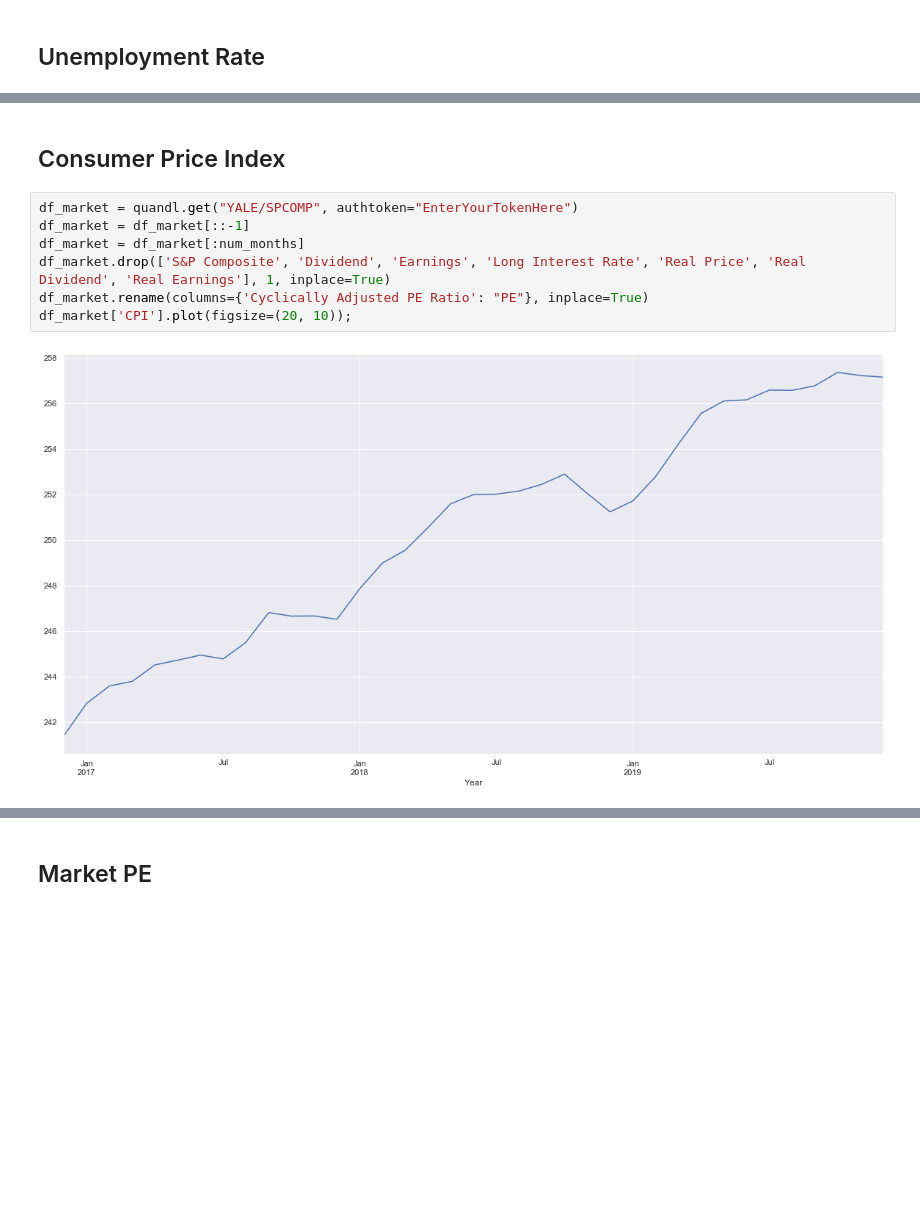
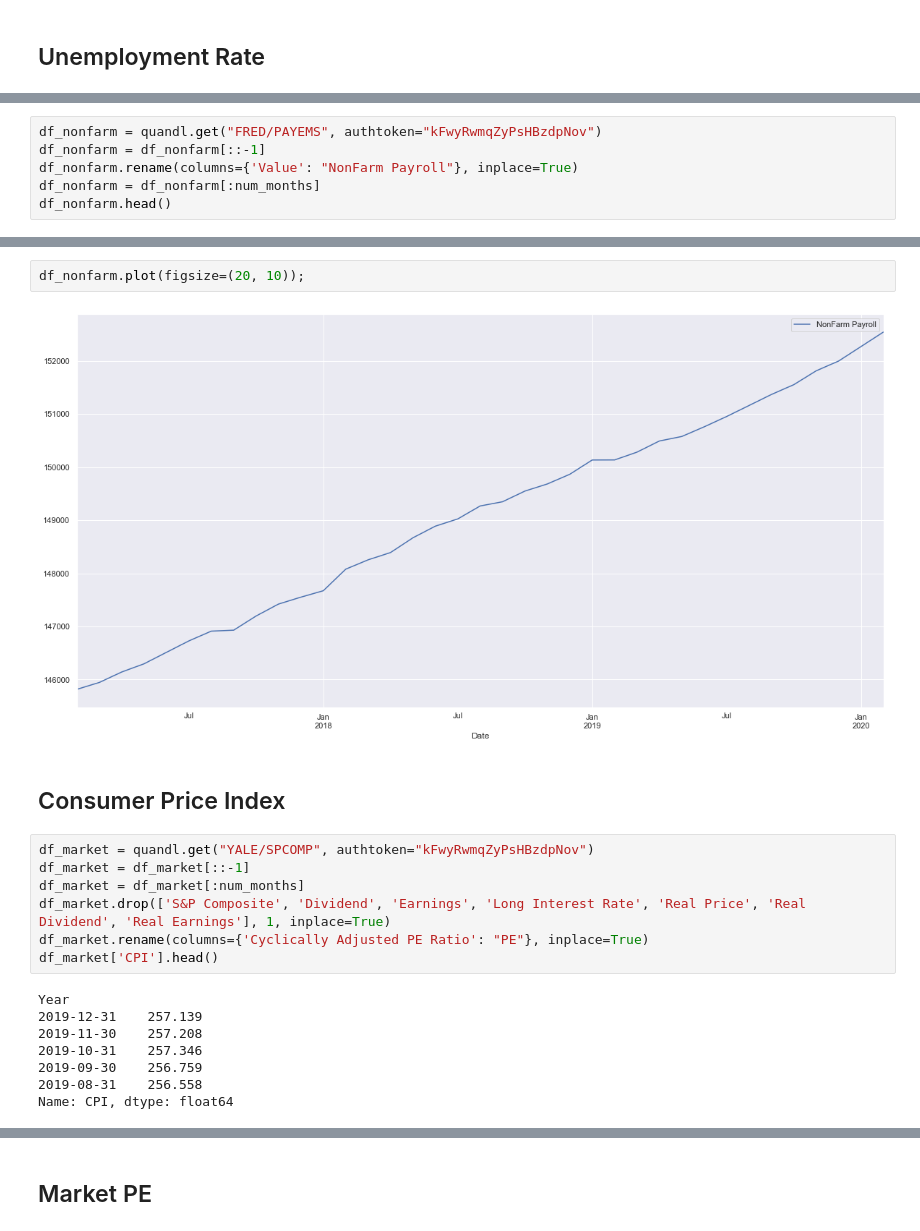
Before and after one commit to thomask18/Finance, a Jupyter notebook: World View.ipynb, the cells around one changed output, grey strips where cells are left out. Cells and saved outputs as stored; diff of their text form; blank space fills up the shorter version.

```diff
--- a/World View.ipynb
+++ b/World View.ipynb
@@ -85,0 +150,6 @@ df_unemployment.plot(figsize=(20, 10));
+# %%
+df_nonfarm = quandl.get("FRED/PAYEMS", authtoken="kFwyRwmqZyPsHBzdpNov")
+df_nonfarm = df_nonfarm[::-1]
+df_nonfarm.rename(columns={'Value': "NonFarm Payroll"}, inplace=True)
+df_nonfarm = df_nonfarm[:num_months]
+df_nonfarm.head()
@@ -86,11 +164,21 @@ df_unemployment.plot(figsize=(20, 10));
+# %%
+df_nonfarm.plot(figsize=(20, 10));
+# %% [output]
+[figure, added]
 # %% [markdown]
 ## Consumer Price Index
 # %%
-df_market = quandl.get("YALE/SPCOMP", authtoken="EnterYourTokenHere")
+df_market = quandl.get("YALE/SPCOMP", authtoken="kFwyRwmqZyPsHBzdpNov")
 df_market = df_market[::-1]
 df_market = df_market[:num_months]
 df_market.drop(['S&P Composite', 'Dividend', 'Earnings', 'Long Interest Rate', 'Real Price', 'Real Dividend', 'Real Earnings'], 1, inplace=True)
 df_market.rename(columns={'Cyclically Adjusted PE Ratio': "PE"}, inplace=True)
-df_market['CPI'].plot(figsize=(20, 10));
+df_market['CPI'].head()
 # %% [output]
-[figure, removed]
+Year
+2019-12-31    257.139
+2019-11-30    257.208
+2019-10-31    257.346
+2019-09-30    256.759
+2019-08-31    256.558
+Name: CPI, dtype: float64
```
Also changed, not shown: parts of 30 cells of this notebook.
